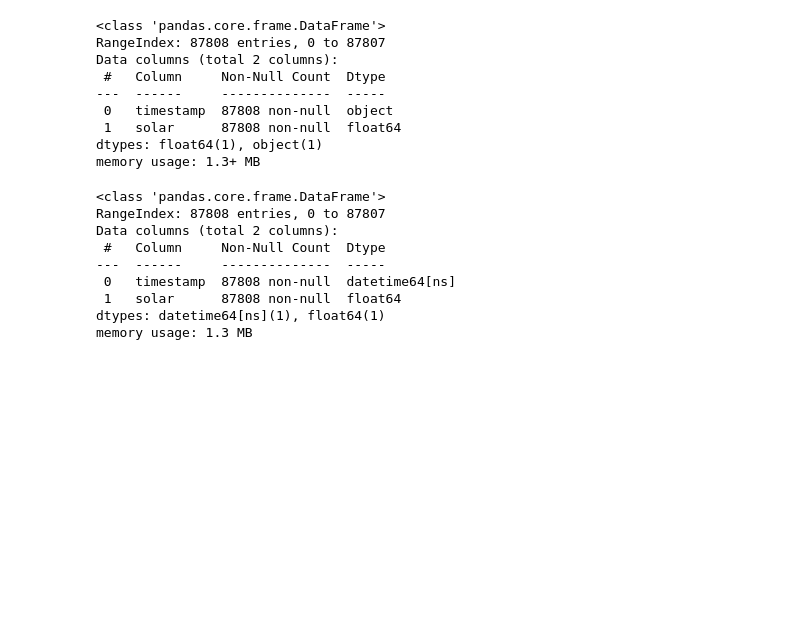
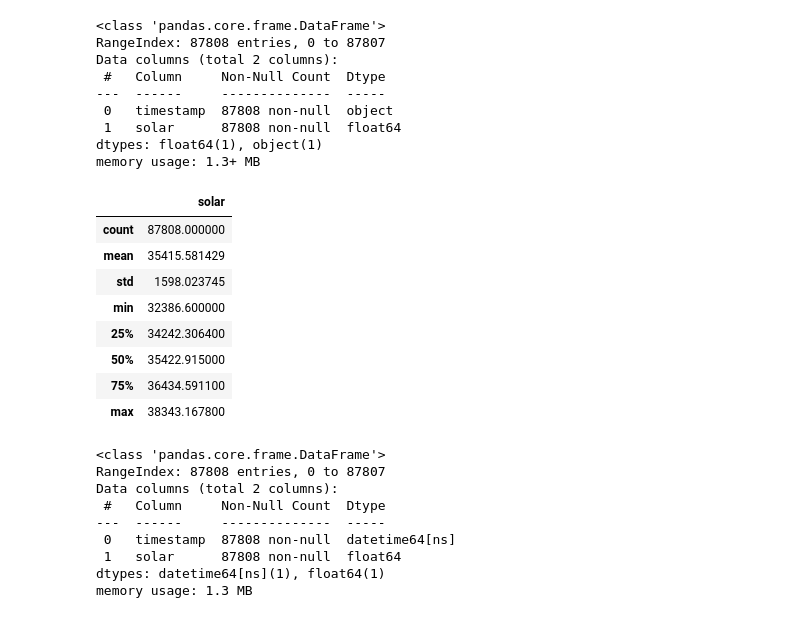
Before and after one commit to jdecorte/Python_for_beginners, a Jupyter notebook: Ch08.2.1-pandas-use case solar.ipynb, the cells around one changed output. Drawn from its saved outputs; the diff is of its cells as text; code cells hidden in the pictures; blank space fills up the shorter version.

```diff
--- a/Ch08.2.1-pandas-use case solar.ipynb
+++ b/Ch08.2.1-pandas-use case solar.ipynb
@@ -42,6 +42,19 @@ Data columns (total 2 columns):
  1   solar      87808 non-null  float64
 dtypes: float64(1), object(1)
 memory usage: 1.3+ MB
+# %%
+# show statistical summary of the data
+solar.describe()
+# %% [output]
+|  | solar |
+| count | 87808.000000 |
+| mean | 35415.581429 |
+| std | 1598.023745 |
+| min | 32386.600000 |
+| 25% | 34242.306400 |
+| 50% | 35422.915000 |
+| 75% | 36434.591100 |
+| max | 38343.167800 |
 # %%
 # convert timestamp column to datetime format
 solar['timestamp'] = pd.to_datetime(solar['timestamp'])
```
Also changed, not shown: 2 other files.
